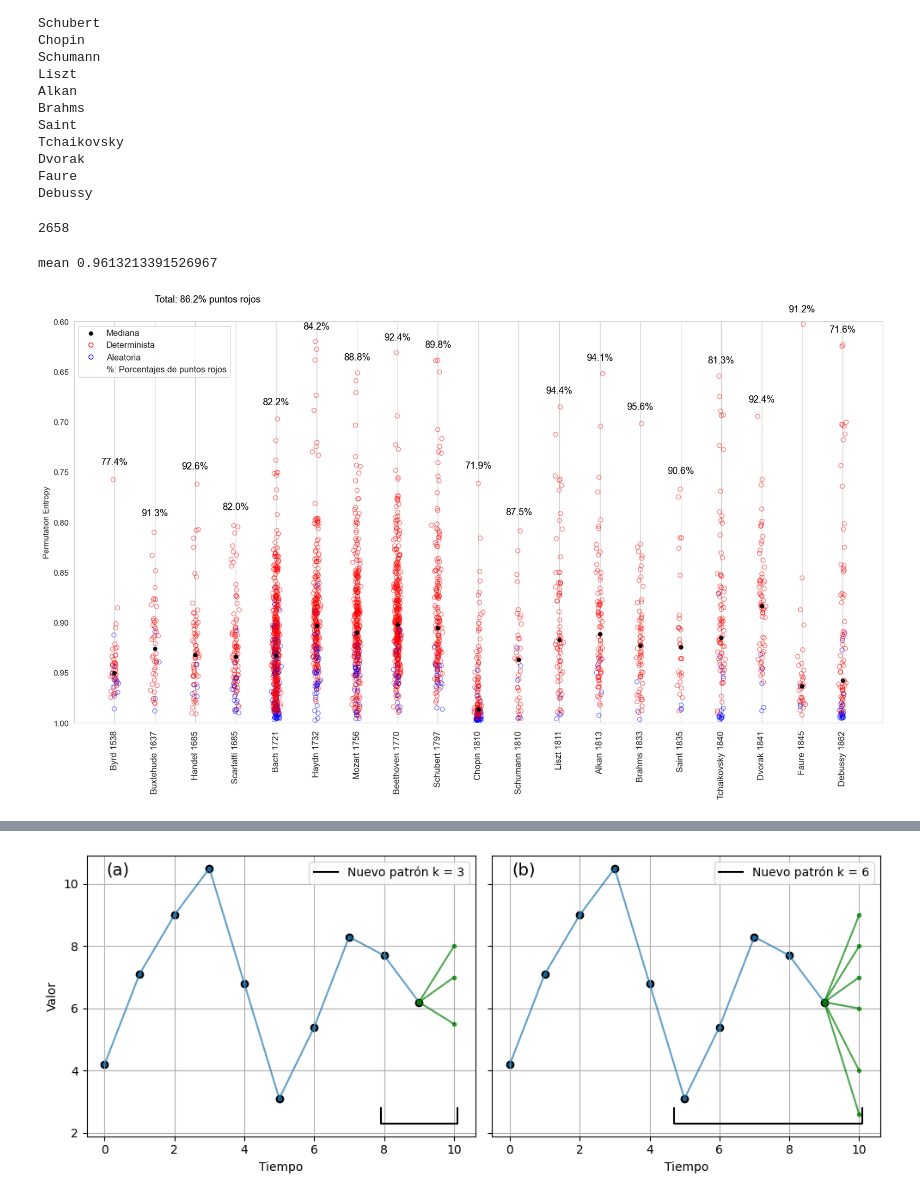
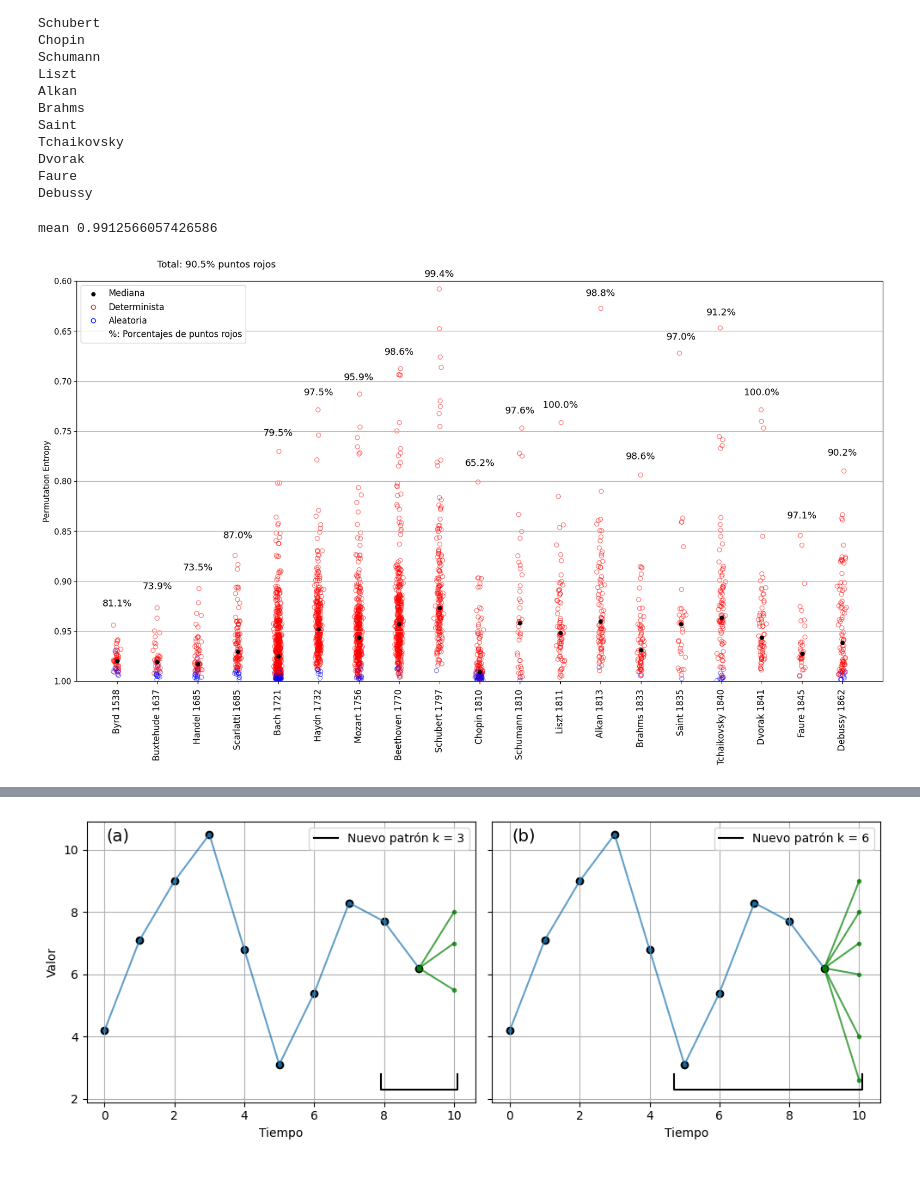
Before and after one commit to EduardoGarcia528/Tesis, a Jupyter notebook: musica-tesis/Limpiar_piezas.ipynb, the cells around one changed output, grey strips where cells are left out. Cells and saved outputs as stored; diff of their text form; code cells hidden in the pictures.

```diff
--- a/musica-tesis/Limpiar_piezas.ipynb
+++ b/musica-tesis/Limpiar_piezas.ipynb
@@ -349,10 +349,6 @@ Tchaikovsky
 Dvorak
 Faure
 Debussy
-# %%
-len(np.concatenate(data2))
-# %% [output]
-2658
 # %%
 """Scatter PEs"""
 
@@ -364,8 +360,8 @@ from matplotlib.lines import Line2D
 num_compositores = 19
 PEs = []
 PEs_null = []
-carpeta = r'new_data\PEs_absdiff'
-carpeta_null = r'new_data\PEs_null_absdiff'
+carpeta = r'new_data\PEs'
+carpeta_null = r'new_data\PEs_null'
 for archivo,archivo_null in zip(os.listdir(carpeta), os.listdir(carpeta_null)):
     if "PEs" in archivo:
         ruta_completa = os.path.join(carpeta, archivo)
@@ -413,32 +409,32 @@ total_percentage_red = (total_red_points / total_points) * 100
 # Añadir texto con el porcentaje total
 ymin = ax.get_ylim()[0]   # límite inferior actual del eje y
 xmin = ax.get_xlim()[0]   # si quieres fijarlo también en el mínimo de x, por ejemplo
 
 # Añadir texto en coordenadas de datos
 ax.text(xmin + 0.1*(ax.get_xlim()[1]-ax.get_xlim()[0]),  # un poquito a la derecha del xmin
         ymin,                                            # justo en ymin
         f'Total: {total_percentage_red:.1f}% puntos rojos',
         ha='left', va='bottom', fontsize=13, color='black')
 
 ax.set_ylabel('Permutation Entropy', fontsize=11)
 ax.tick_params(axis='y', labelsize=11)
 ax.set_xticks(np.arange(1, num_compositores+1))
 
 # ax.scatter(np.arange(1, num_compositores+1), puntos2, color='#87CEEB', s=25, zorder=3, marker = 'o', label=r'Umbral $\overline{U\{ N_J \}}$')
 ax.scatter(np.arange(1, num_compositores+1), mediana, color='black',s=25,zorder=3,marker='o',label='Mediana')
 # ax.plot(np.arange(1, num_compositores+1), puntos2, color='blue', linestyle='-', linewidth=0.8)
 # ax.plot(np.arange(1, 18), mediana, color='red', linestyle='-', linewidth=0.8)
 ax.plot([],[], marker = 'o',color='none', markeredgecolor='red', label = 'Determinista')
 ax.plot([],[], marker='o', color='none', markeredgecolor='blue', label= 'Aleatoria')
 ax.plot([],[], marker='none', color='none', label = '%: Porcentajes de puntos rojos')
 
 # Agregar la leyenda al gráfico
 ax.legend(loc='upper left',fontsize=12)
 plt.gca().invert_yaxis()
 ax.set_ylim(1,0.6)
 ax.set_xticklabels([f"{composer} {datos_composers[composer]['Birth_year']} " for i, composer in enumerate(datos_composers.keys())], rotation=90,fontsize=12)
 plt.grid(axis='y')
 plt.show()
 # %% [output]
-mean 0.9613213391526967
+mean 0.9912566057426586
-[figure, old version]
+[figure, new version]
```
Also changed, not shown: parts of 16 cells of this notebook, 19 other files.
